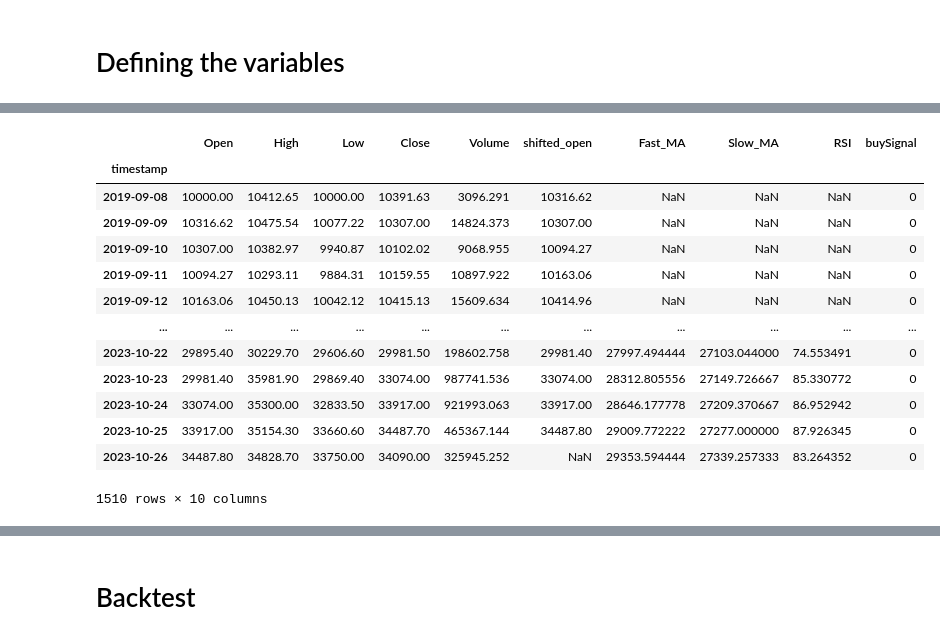
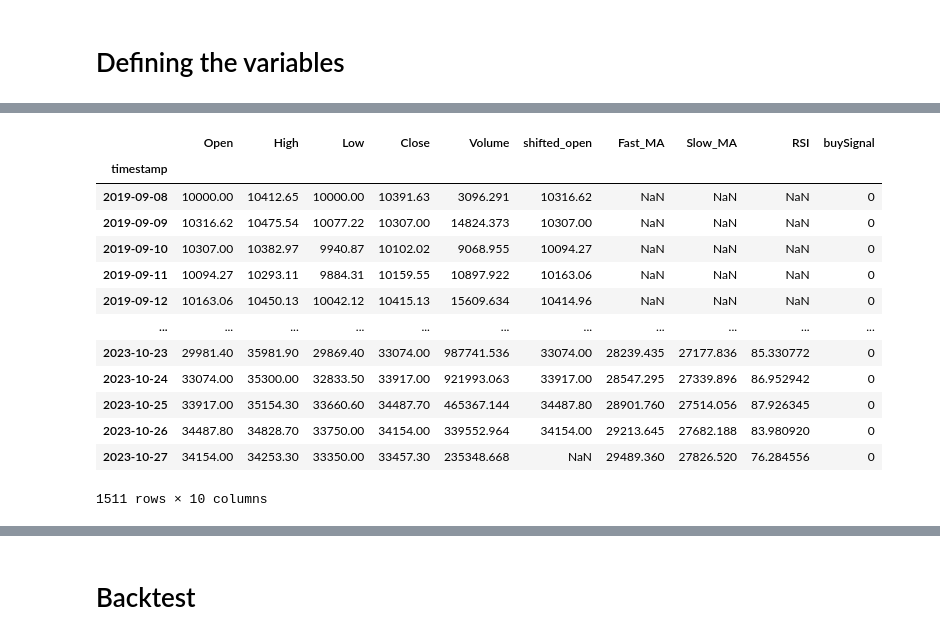
Before and after one commit to junaidabx/smaRSI-BOT, a Jupyter notebook: smaRSI.ipynb, the cells around one changed output, grey strips where cells are left out. Saved outputs shown, nothing was run; the diff lists cells and outputs as text; code cells hidden in the pictures.

```diff
--- a/smaRSI.ipynb
+++ b/smaRSI.ipynb
@@ -30,12 +30,13 @@ end = str(datetime.now())
 day = (datetime.now() - start_date).days
 
 # OTHER PARAMETERS
-fast_ma_period=18
-slow_ma_period=75
+fast_ma_period=20
+slow_ma_period=50
 rsi_period=14
+rsi_value=50
 
-sl_perc= 5 * 0.01
-tp_perc= 8 * 0.01
+sl_perc= 5
+tp_perc= 10
 # %%
 df = getdata(ticker, timeframe, day)
 df
@@ -57,6 +58,6 @@ df
 # %%
 # Define the function for the trading strategy
-def getSignals(df, fast_ma_period=20, slow_ma_period=50, rsi_period=14):
+def getSignals(df, fast_ma_period=20, slow_ma_period=50, rsi_period=14, rsi_value=50):
     # df = getdata(ticker, timeframe)  # Assuming you have a getdata function that fetches the data
 
     # Calculate the moving averages
@@ -70,30 +71,30 @@ def getSignals(df, fast_ma_period=20, slow_ma_period=50, rsi_period=14):
     df['buySignal'] = np.where(
         (df['Fast_MA'] > df['Slow_MA']) &
         (df['Fast_MA'].shift(1) <= df['Slow_MA'].shift(1)) &
-        (df['RSI'] > 50),
+        (df['RSI'] > rsi_value),
         1,
         0
     )
 
     return df
 # %%
-df = getSignals(df, fast_ma_period=fast_ma_period, slow_ma_period=slow_ma_period, rsi_period=rsi_period)
+df = getSignals(df, fast_ma_period=fast_ma_period, slow_ma_period=slow_ma_period, rsi_period=rsi_period, rsi_value=rsi_value)
 df
 # %% [output]
 |  | Open | High | Low | Close | Volume | shifted_open | Fast_MA | Slow_MA | RSI | buySignal |
 | timestamp |  |  |  |  |  |  |  |  |  |  |
 | 2019-09-08 | 10000.00 | 10412.65 | 10000.00 | 10391.63 | 3096.291 | 10316.62 | NaN | NaN | NaN | 0 |
 | 2019-09-09 | 10316.62 | 10475.54 | 10077.22 | 10307.00 | 14824.373 | 10307.00 | NaN | NaN | NaN | 0 |
 | 2019-09-10 | 10307.00 | 10382.97 | 9940.87 | 10102.02 | 9068.955 | 10094.27 | NaN | NaN | NaN | 0 |
 | 2019-09-11 | 10094.27 | 10293.11 | 9884.31 | 10159.55 | 10897.922 | 10163.06 | NaN | NaN | NaN | 0 |
 | 2019-09-12 | 10163.06 | 10450.13 | 10042.12 | 10415.13 | 15609.634 | 10414.96 | NaN | NaN | NaN | 0 |
 | ... | ... | ... | ... | ... | ... | ... | ... | ... | ... | ... |
-| 2023-10-22 | 29895.40 | 30229.70 | 29606.60 | 29981.50 | 198602.758 | 29981.40 | 27997.494444 | 27103.044000 | 74.553491 | 0 |
-| 2023-10-23 | 29981.40 | 35981.90 | 29869.40 | 33074.00 | 987741.536 | 33074.00 | 28312.805556 | 27149.726667 | 85.330772 | 0 |
-| 2023-10-24 | 33074.00 | 35300.00 | 32833.50 | 33917.00 | 921993.063 | 33917.00 | 28646.177778 | 27209.370667 | 86.952942 | 0 |
-| 2023-10-25 | 33917.00 | 35154.30 | 33660.60 | 34487.70 | 465367.144 | 34487.80 | 29009.772222 | 27277.000000 | 87.926345 | 0 |
-| 2023-10-26 | 34487.80 | 34828.70 | 33750.00 | 34090.00 | 325945.252 | NaN | 29353.594444 | 27339.257333 | 83.264352 | 0 |
+| 2023-10-23 | 29981.40 | 35981.90 | 29869.40 | 33074.00 | 987741.536 | 33074.00 | 28239.435 | 27177.836 | 85.330772 | 0 |
+| 2023-10-24 | 33074.00 | 35300.00 | 32833.50 | 33917.00 | 921993.063 | 33917.00 | 28547.295 | 27339.896 | 86.952942 | 0 |
+| 2023-10-25 | 33917.00 | 35154.30 | 33660.60 | 34487.70 | 465367.144 | 34487.80 | 28901.760 | 27514.056 | 87.926345 | 0 |
+| 2023-10-26 | 34487.80 | 34828.70 | 33750.00 | 34154.00 | 339552.964 | 34154.00 | 29213.645 | 27682.188 | 83.980920 | 0 |
+| 2023-10-27 | 34154.00 | 34253.30 | 33350.00 | 33457.30 | 235348.668 | NaN | 29489.360 | 27826.520 | 76.284556 | 0 |
-1510 rows × 10 columns
+1511 rows × 10 columns
 # %%
 # Assuming you have a DataFrame 'df' and want to find rows where 'buySignal' is equal to 1
 buy_signal_rows = df[df['buySignal'] == 1]
```
Also changed, not shown: parts of 10 cells of this notebook.
